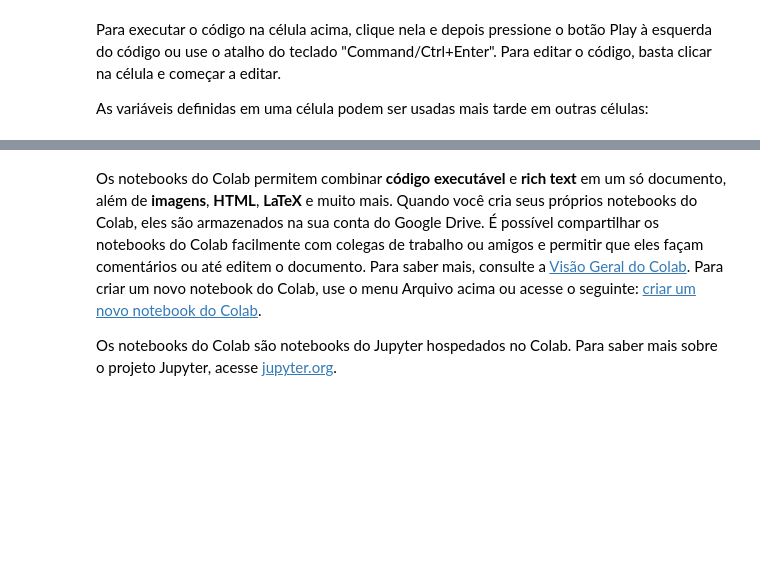
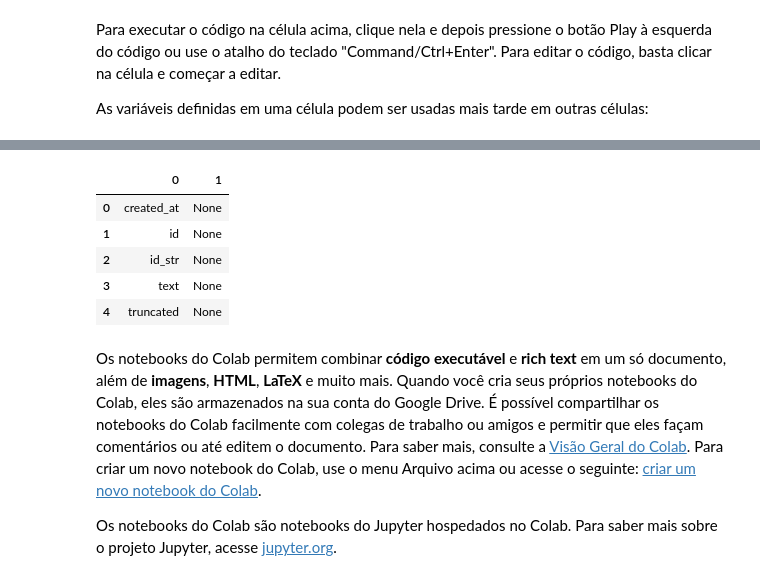
Before and after one commit to Rosemeiry/-Pucgo-programa, a Jupyter notebook: Olá,_este_é_o_Colaboratory.ipynb, the cells around one changed output, grey strips where cells are left out. Drawn from its saved outputs; the diff is of its cells as text; code cells hidden in the pictures; blank space fills up the shorter version.

```diff
--- a/Olá,_este_é_o_Colaboratory.ipynb
+++ b/Olá,_este_é_o_Colaboratory.ipynb
@@ -33,0 +66,25 @@ seconds_in_a_week
+# %%
+#limpando e extraindo apenas os dicionarios jason preparando os dados para armazenamento
+
+twkeys=tweet._json.keys()
+
+twkeys
+
+tweets_dict={}
+# %%
+#filtrando a query e tirando os retweets
+
+search_words="#IBGE"
+query_search ="#IBGE" + " -filter:retweets"
+# %%
+#usando a função cursor do tweepy
+
+cursor_tweets=tw.Cursor(api.search,
+                        q=query_search).items(100)
+
+for tweet in cursor_tweets:
+    print(tweet.created_at)
+    print(tweet.text)
+
+tweets_dict = tweets_dict.fromkeys(twkeys)
+tweets_dict
@@ -34,3 +126,28 @@ seconds_in_a_week
+# %%
+#alimentando o meu dicionário com os dados do dicionário jason
+
+for tweet in cursor_tweets:
+    for key in tweets_dict.keys():
+        try:
+              twkey = tweet._json[key]
+              tweets_dict[key].append(twkey)
+        except KeyError:
+              twkey = ""
+              tweets_dict[key].append("")
+        except:
+              tweets_dict[key] = [twkey]
+        print("tweets_dict [key]:{} - tweet[key]:{}".format(tweets_dict[key], twkey))
+# %%
+#criando o dataframe com o pandas e visualizando
+dfTweets = pd.DataFrame.from_dict(tweets_dict.items())
+dfTweets.head()
+# %% [output]
+|  | 0 | 1 |
+| 0 | created_at | None |
+| 1 | id | None |
+| 2 | id_str | None |
+| 3 | text | None |
+| 4 | truncated | None |
 # %% [markdown]
 Os notebooks do Colab permitem combinar <strong>código executável</strong> e <strong>rich text</strong> em um só documento, além de <strong>imagens</strong>, <strong>HTML</strong>, <strong>LaTeX</strong> e muito mais. Quando você cria seus próprios notebooks do Colab, eles são armazenados na sua conta do Google Drive. É possível compartilhar os notebooks do Colab facilmente com colegas de trabalho ou amigos e permitir que eles façam comentários ou até editem o documento. Para saber mais, consulte a <a href="/notebooks/basic_features_overview.ipynb">Visão Geral do Colab</a>. Para criar um novo notebook do Colab, use o menu Arquivo acima ou acesse o seguinte: <a href="http://colab.research.google.com#create=true">criar um novo notebook do Colab</a>.
 
```
Also changed, not shown: parts of 10 cells of this notebook.
